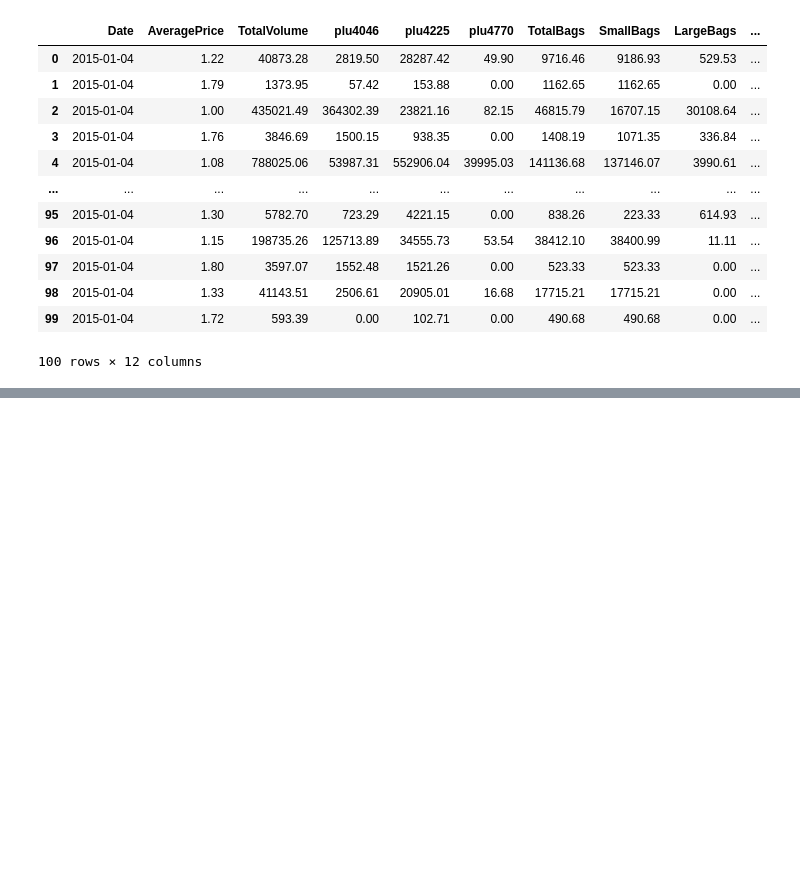
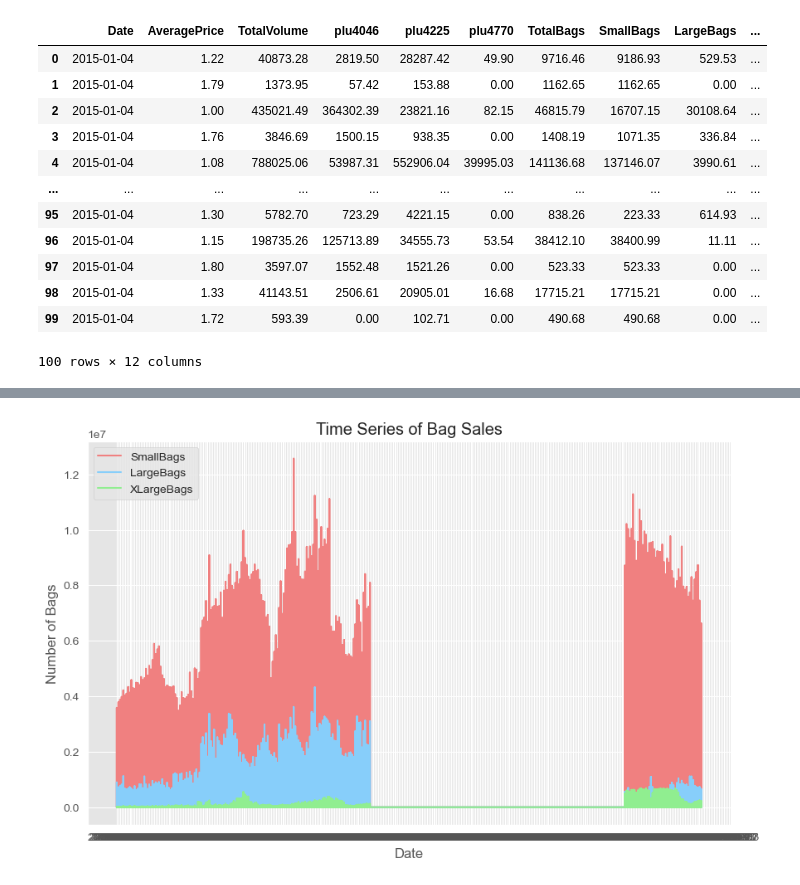
Before and after one commit to Aston327/ExploreAI---Python-Group-Project, a Jupyter notebook: Khuthadzo_Total_Bags.ipynb, the cells around one changed output, grey strips where cells are left out. Saved outputs shown, nothing was run; the diff lists cells and outputs as text; code cells hidden in the pictures; blank space fills up the shorter version.

```diff
--- a/Khuthadzo_Total_Bags.ipynb
+++ b/Khuthadzo_Total_Bags.ipynb
@@ -31,0 +68,11 @@ avocado_data.head(100)
+# %%
+plt.figure(figsize=(10, 6))
+for bag, color in zip(bag_types, colors):
+    plt.plot(avocado_data['Date'], avocado_data[bag], label=bag, color=color)
+plt.xlabel('Date')
+plt.ylabel('Number of Bags')
+plt.title('Time Series of Bag Sales')
+plt.legend()
+plt.show()
+# %% [output]
+[figure, added]
```
Also changed, not shown: parts of 9 cells of this notebook, 1 other file.
